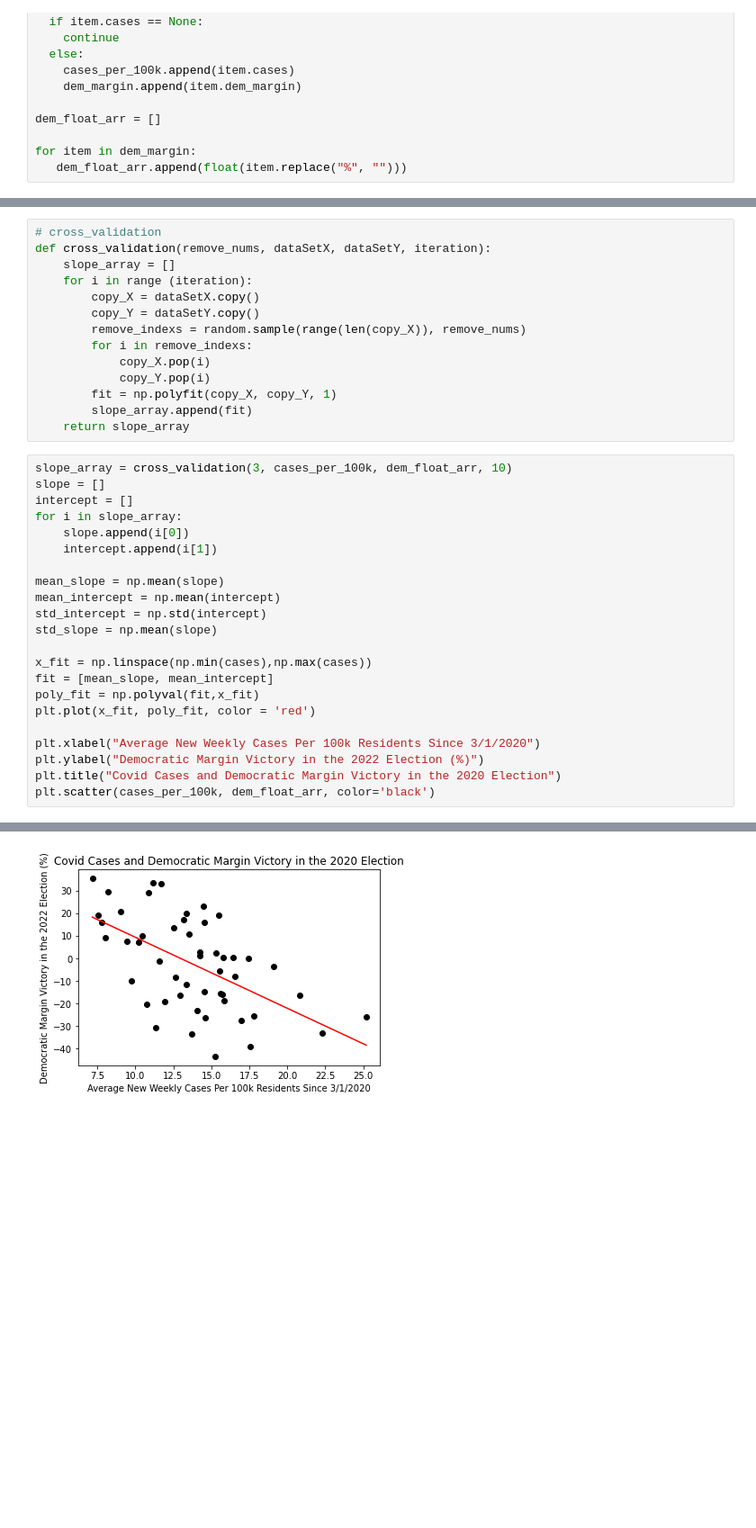
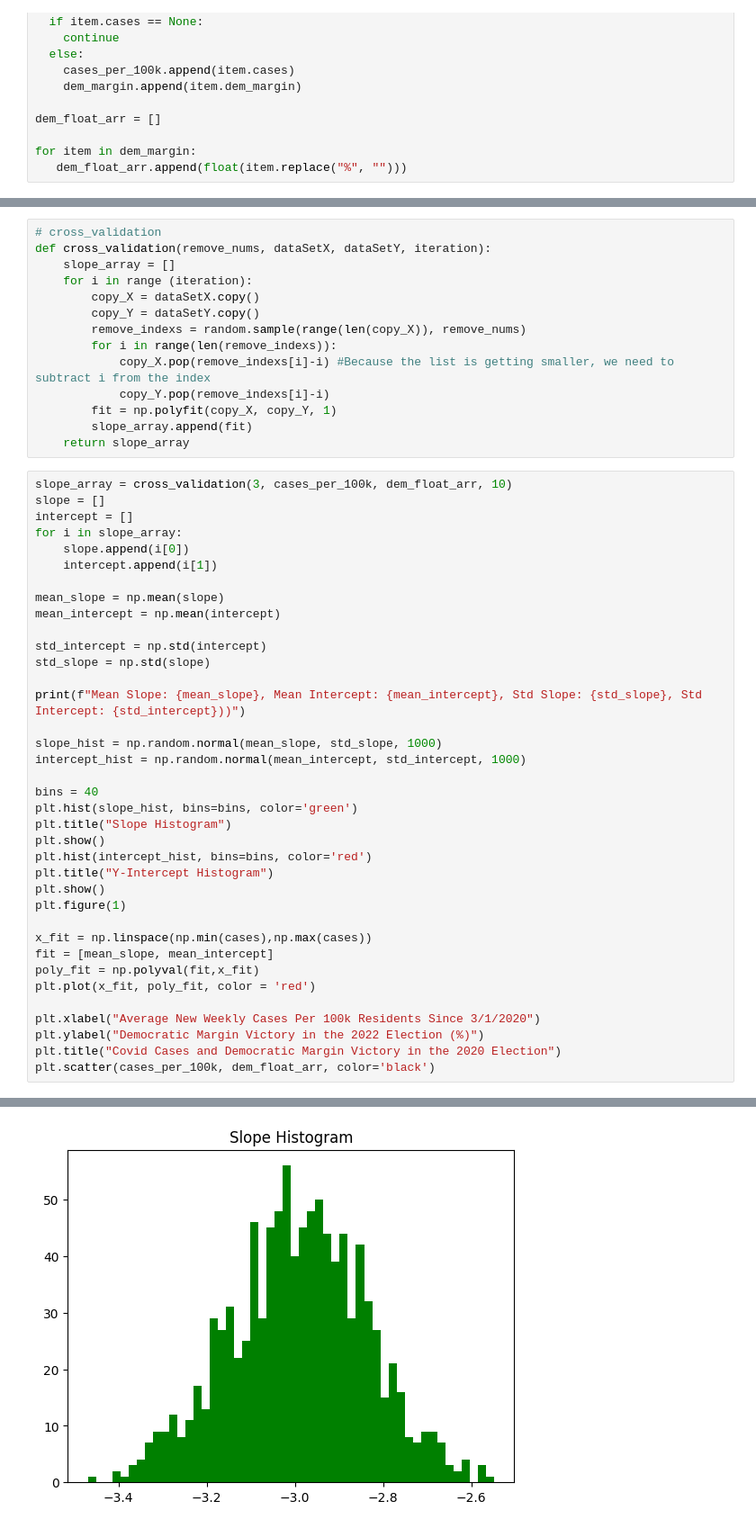
Before and after one commit to alexanderschatzberg/qr_x, a Jupyter notebook: covid-and-politics/src/covid_vs_politics.ipynb, the cells around one changed output, grey strips where cells are left out. Shown at 90% size. Saved outputs shown, nothing was run; the diff lists cells and outputs as text; blank space fills up the shorter version.

Commit message:
Histograms and fix cross-validation algorithm

```diff
--- a/covid-and-politics/src/covid_vs_politics.ipynb
+++ b/covid-and-politics/src/covid_vs_politics.ipynb
@@ -157,9 +156,9 @@ def cross_validation(remove_nums, dataSetX, dataSetY, iteration):
         copy_X = dataSetX.copy()
         copy_Y = dataSetY.copy()
         remove_indexs = random.sample(range(len(copy_X)), remove_nums)
-        for i in remove_indexs:
-            copy_X.pop(i)
-            copy_Y.pop(i)
+        for i in range(len(remove_indexs)):
+            copy_X.pop(remove_indexs[i]-i) #Because the list is getting smaller, we need to subtract i from the index
+            copy_Y.pop(remove_indexs[i]-i)
         fit = np.polyfit(copy_X, copy_Y, 1)
         slope_array.append(fit)
     return slope_array
@@ -173,8 +172,23 @@ for i in slope_array:
 
 mean_slope = np.mean(slope)
 mean_intercept = np.mean(intercept)
+
 std_intercept = np.std(intercept)
-std_slope = np.mean(slope)
+std_slope = np.std(slope)
+
+print(f"Mean Slope: {mean_slope}, Mean Intercept: {mean_intercept}, Std Slope: {std_slope}, Std Intercept: {std_intercept}))")
+
+slope_hist = np.random.normal(mean_slope, std_slope, 1000)
+intercept_hist = np.random.normal(mean_intercept, std_intercept, 1000)
+
+bins = 40
+plt.hist(slope_hist, bins=bins, color='green')
+plt.title("Slope Histogram")
+plt.show()
+plt.hist(intercept_hist, bins=bins, color='red')
+plt.title("Y-Intercept Histogram")
+plt.show()
+plt.figure(1)
 
 x_fit = np.linspace(np.min(cases),np.max(cases))
 fit = [mean_slope, mean_intercept]
@@ -190 +204 @@ plt.scatter(cases_per_100k, dem_float_arr, color='black')
-[figure, old version]
+[figure, new version]
```
Also changed, not shown: parts of 3 cells of this notebook.
